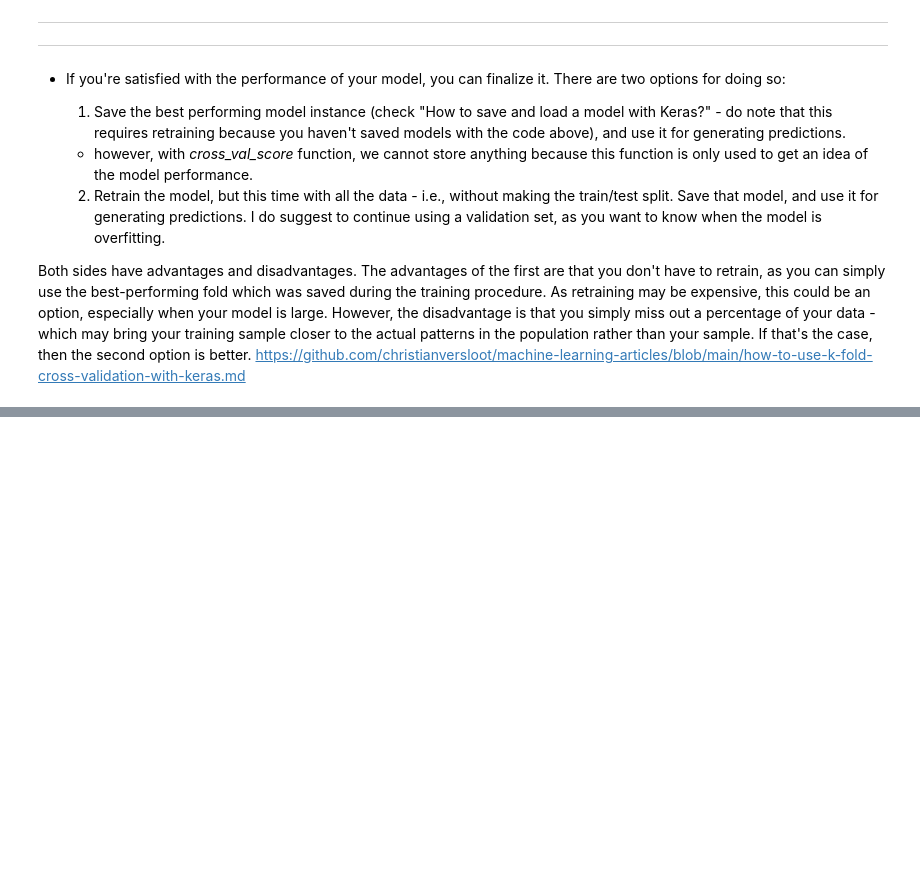
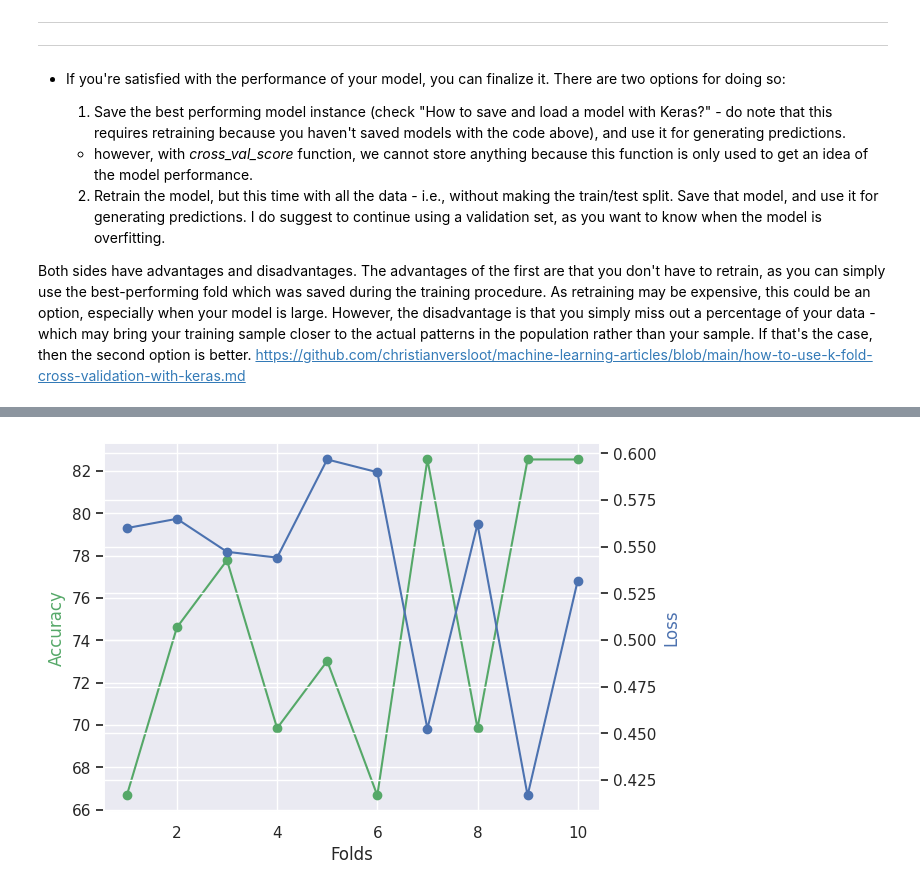
Before and after one commit to LastExile16/DataScience, a Jupyter notebook: case_study/S58_L411/absenteeism_logistic_tf.ipynb, the cells around one changed output, grey strips where cells are left out. Drawn from its saved outputs; the diff is of its cells as text; code cells hidden in the pictures; blank space fills up the shorter version.

Commit message:
Kfold application absenteeism_logistic_tf.ipynb

```diff
--- a/case_study/S58_L411/absenteeism_logistic_tf.ipynb
+++ b/case_study/S58_L411/absenteeism_logistic_tf.ipynb
@@ -227,0 +219,7 @@ np.average(score_lr)
+# %%
+x_train_np = x_train.to_numpy()
+y_train_np = y_train.to_numpy()
+print(x_train_np.shape)
+print(y_train_np.shape)
+print(x_test.shape)
+print(y_test.shape)
@@ -227,0 +233,11 @@ np.average(score_lr)
+# %%
+# Define the K-fold Cross Validator
+from sklearn.model_selection import KFold, StratifiedKFold
+NUM_FOLDS = 10
+# Define per-fold score containers
+acc_per_fold = []
+loss_per_fold = []
+history_models = []
+
+kfold = KFold(n_splits=NUM_FOLDS, shuffle=True)
+kfold = StratifiedKFold(n_splits=NUM_FOLDS, shuffle=True)
@@ -227,0 +289,12 @@ np.average(score_lr)
+# %%
+# no folding: train accuracy: 0.7381, one layer model .7460, perceptron .7476
+# no folding: test accuracy: 0.6857, one layer model .6867, perceptron .7286
+# with folds binary classification: overall model accuracy 74.60, std: 6.11, min: 66.67, max:82.54
+# with folds binary classification evaluation on actual test data: loss: 0.5709 - accuracy: 0.7714
+
+acc_per_fold = np.array(acc_per_fold)
+overall_acc = acc_per_fold.mean()
+std_acc = acc_per_fold.std()
+min_acc = acc_per_fold.min()
+max_acc = acc_per_fold.max()
+print(f'overall model accuracy {overall_acc:.2f}, std: {std_acc:.2f}, min: {min_acc:.2f}, max:{max_acc:.2f}')
@@ -227,0 +324,16 @@ np.average(score_lr)
+# %%
+folds = range(1, acc_per_fold.shape[0]+1)
+
+fig, ax1 = plt.subplots()
+
+ax2 = ax1.twinx()
+ax1.plot(folds, acc_per_fold, 'g-', marker='o')
+ax2.plot(folds, loss_per_fold, 'b-', marker='o')
+
+ax1.set_xlabel('Folds')
+ax1.set_ylabel('Accuracy', color='g')
+ax2.set_ylabel('Loss', color='b')
+
+plt.show()
+# %% [output]
+[figure, added]
```
Also changed, not shown: parts of 21 cells of this notebook.
